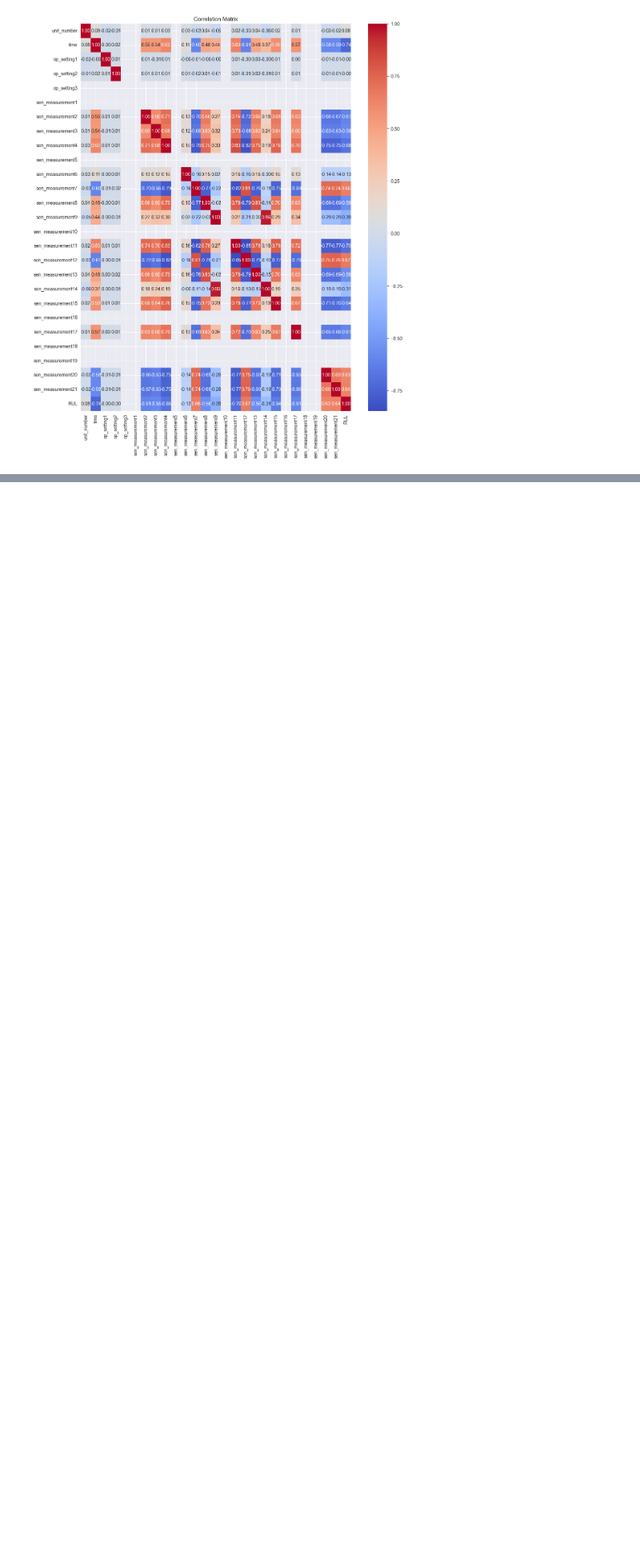
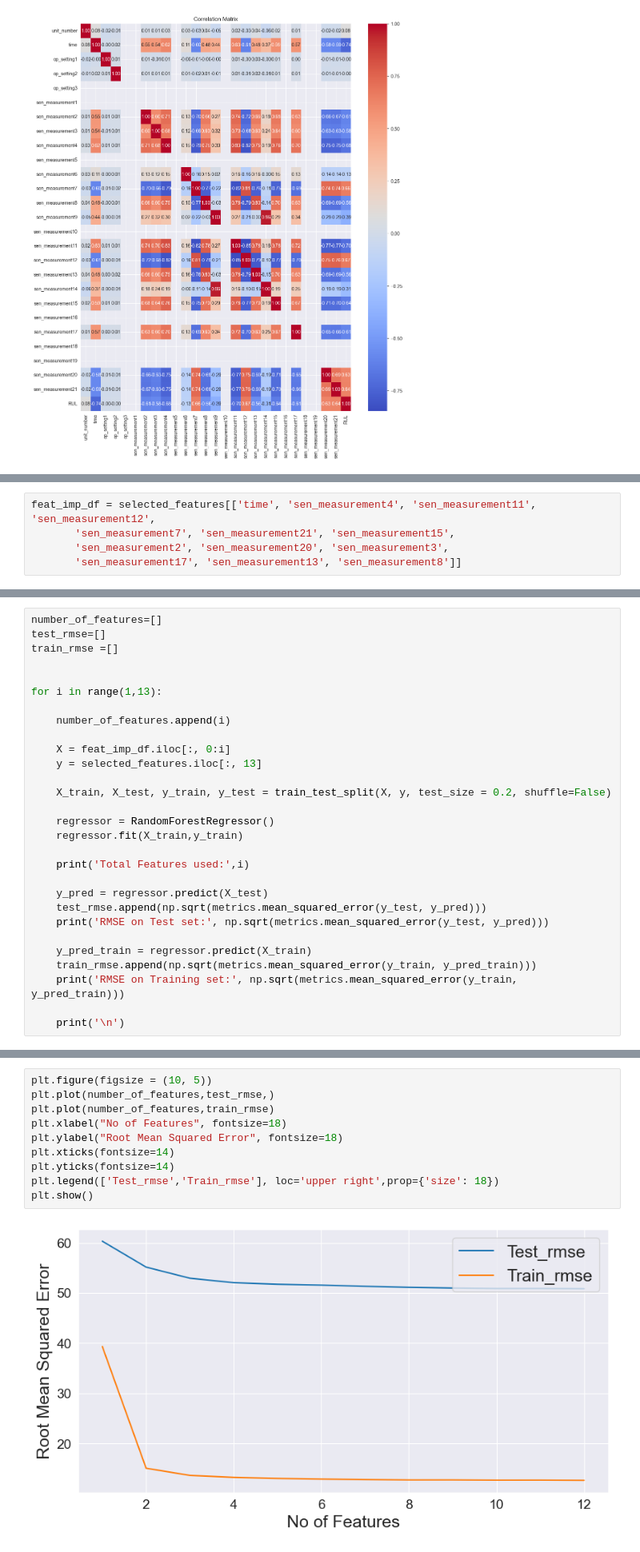
Before and after one commit to DeTa47/Turbofan-lifecycle-prediction, a Jupyter notebook: turbofan_data_eda.ipynb, the cells around one changed output, grey strips where cells are left out. Shown at 80% size. Drawn from its saved outputs; the diff is of its cells as text; blank space fills up the shorter version.

```diff
--- a/turbofan_data_eda.ipynb
+++ b/turbofan_data_eda.ipynb
@@ -86,0 +179,5 @@ plt.show()
+# %%
+feat_imp_df = selected_features[['time', 'sen_measurement4', 'sen_measurement11', 'sen_measurement12',
+       'sen_measurement7', 'sen_measurement21', 'sen_measurement15',
+       'sen_measurement2', 'sen_measurement20', 'sen_measurement3',
+       'sen_measurement17', 'sen_measurement13', 'sen_measurement8']]
@@ -86,0 +200,29 @@ plt.show()
+# %%
+number_of_features=[]
+test_rmse=[]
+train_rmse =[]
+
+
+for i in range(1,13):
+
+    number_of_features.append(i)
+
+    X = feat_imp_df.iloc[:, 0:i]
+    y = selected_features.iloc[:, 13]
+
+    X_train, X_test, y_train, y_test = train_test_split(X, y, test_size = 0.2, shuffle=False)
+
+    regressor = RandomForestRegressor()
+    regressor.fit(X_train,y_train)
+
+    print('Total Features used:',i)
+
+    y_pred = regressor.predict(X_test)
+    test_rmse.append(np.sqrt(metrics.mean_squared_error(y_test, y_pred)))
+    print('RMSE on Test set:', np.sqrt(metrics.mean_squared_error(y_test, y_pred)))
+
+    y_pred_train = regressor.predict(X_train)
+    train_rmse.append(np.sqrt(metrics.mean_squared_error(y_train, y_pred_train)))
+    print('RMSE on Training set:', np.sqrt(metrics.mean_squared_error(y_train, y_pred_train)))
+
+    print('\n')
@@ -86,0 +247,12 @@ plt.show()
+# %%
+plt.figure(figsize = (10, 5))
+plt.plot(number_of_features,test_rmse,)
+plt.plot(number_of_features,train_rmse)
+plt.xlabel("No of Features", fontsize=18)
+plt.ylabel("Root Mean Squared Error", fontsize=18)
+plt.xticks(fontsize=14)
+plt.yticks(fontsize=14)
+plt.legend(['Test_rmse','Train_rmse'], loc='upper right',prop={'size': 18})
+plt.show()
+# %% [output]
+[figure, added]
```
Also changed, not shown: parts of 19 cells of this notebook, 1 other file.
